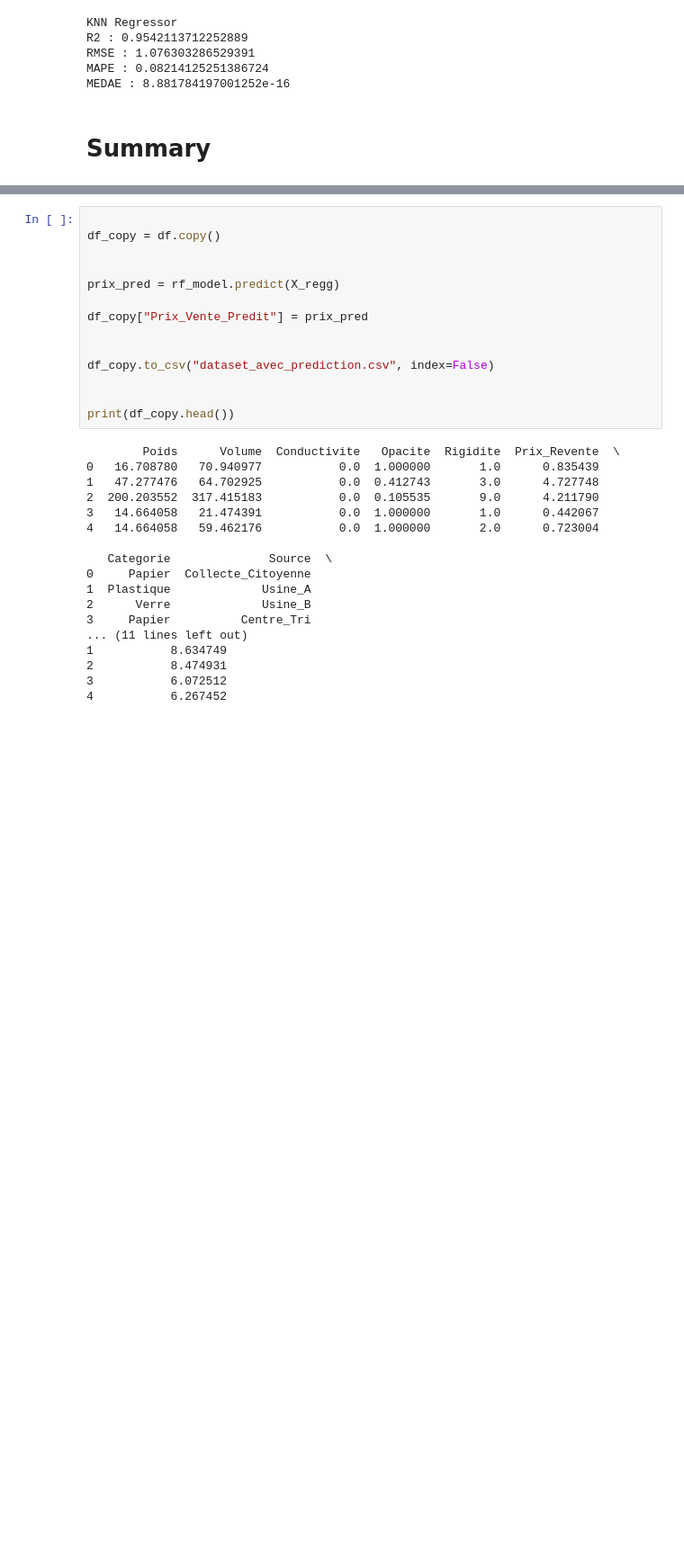
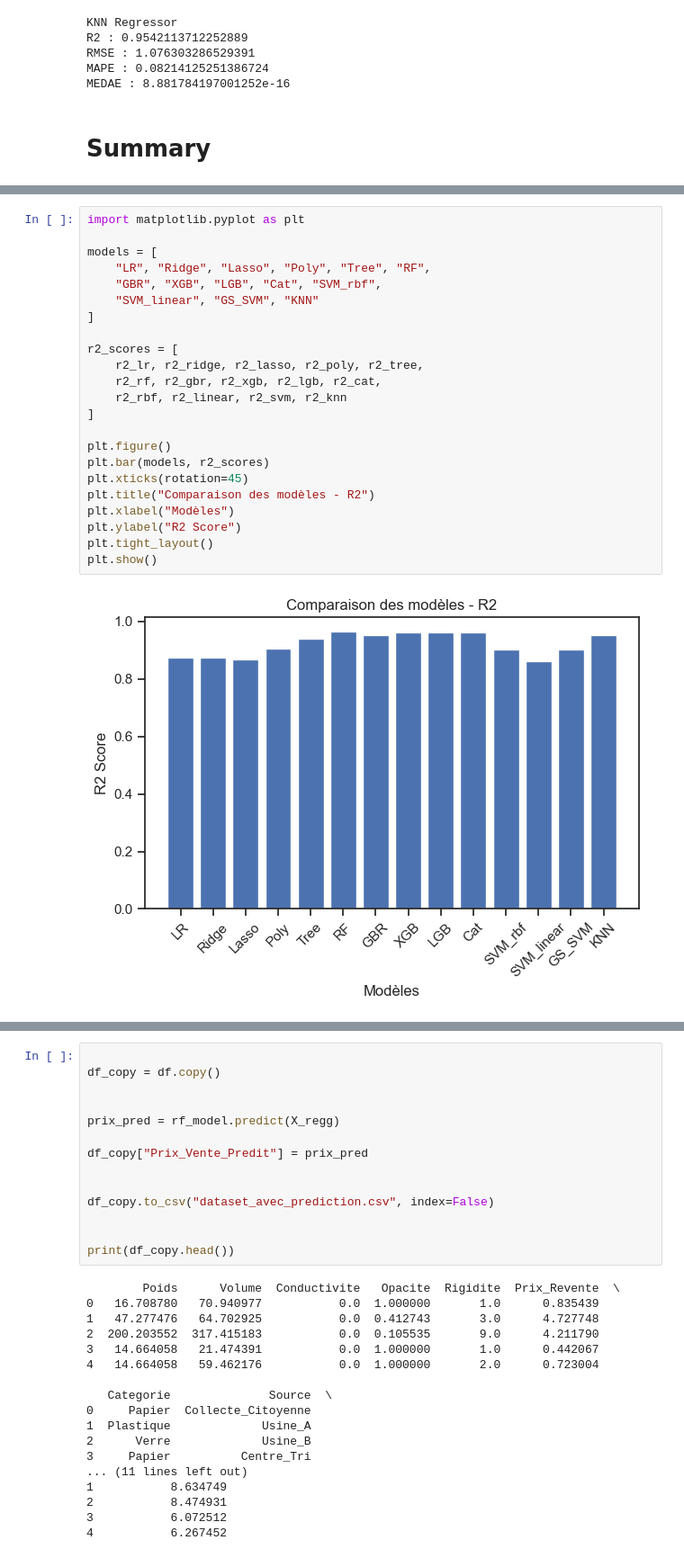
Before and after one commit to Test123599/ECOML, a Jupyter notebook: TpStandard - Copie.ipynb, the cells around one changed output, grey strips where cells are left out. Shown at 90% size. Cells and saved outputs as stored; diff of their text form; blank space fills up the shorter version.

```diff
--- a/TpStandard - Copie.ipynb
+++ b/TpStandard - Copie.ipynb
@@ -2195,3 +2226,28 @@ print("| KNN                    | {0:.5f} | {1:.5f} | {2:.5f} | {3:.5f} | {4:.5f
 | SVM linear             | 0.86261 | 0.74205 | 3.47596 | 1.86439 | 0.24479 | 0.23091 |
 | GS SVM                 | 0.90279 | 0.56401 | 2.45938 | 1.56824 | 0.17065 | 0.14642 |
 | KNN                    | 0.95421 | 0.24913 | 1.15843 | 1.07630 | 0.08214 | 0.00000 |
+# %%
+import matplotlib.pyplot as plt
+
+models = [
+    "LR", "Ridge", "Lasso", "Poly", "Tree", "RF",
+    "GBR", "XGB", "LGB", "Cat", "SVM_rbf",
+    "SVM_linear", "GS_SVM", "KNN"
+]
+
+r2_scores = [
+    r2_lr, r2_ridge, r2_lasso, r2_poly, r2_tree,
+    r2_rf, r2_gbr, r2_xgb, r2_lgb, r2_cat,
+    r2_rbf, r2_linear, r2_svm, r2_knn
+]
+
+plt.figure()
+plt.bar(models, r2_scores)
+plt.xticks(rotation=45)
+plt.title("Comparaison des modèles - R2")
+plt.xlabel("Modèles")
+plt.ylabel("R2 Score")
+plt.tight_layout()
+plt.show()
+# %% [output]
+[figure, added]
```
Also changed, not shown: parts of 25 cells of this notebook, 4 other files.
